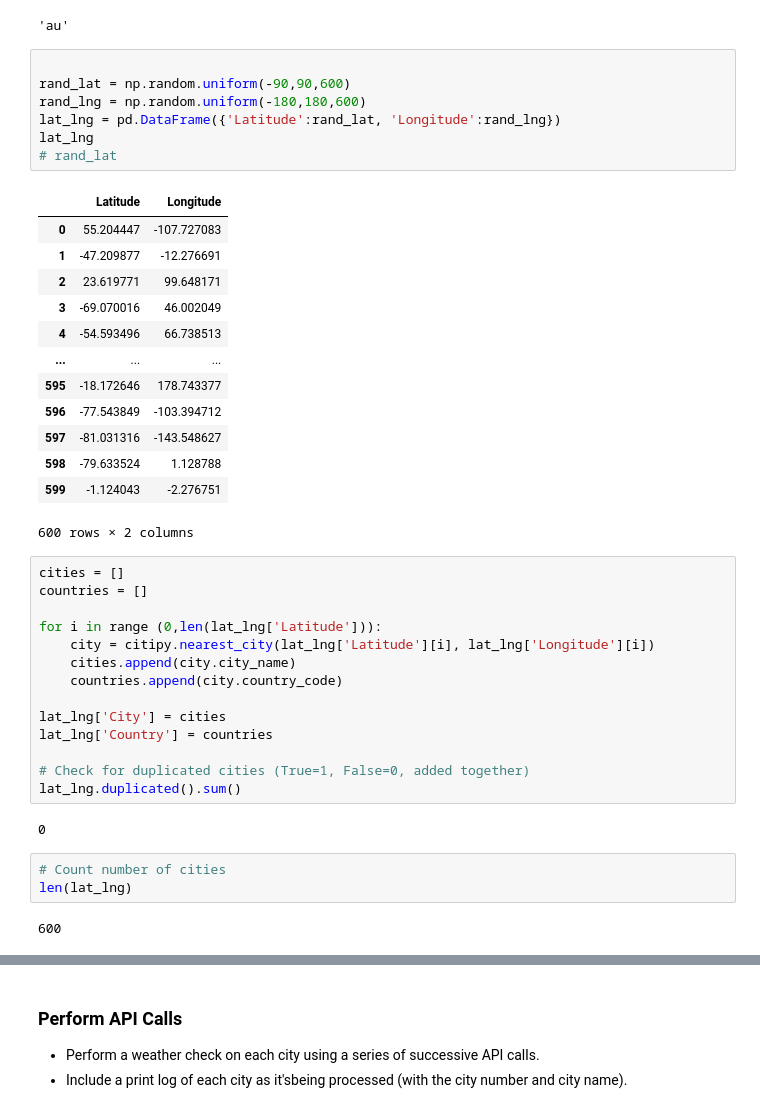
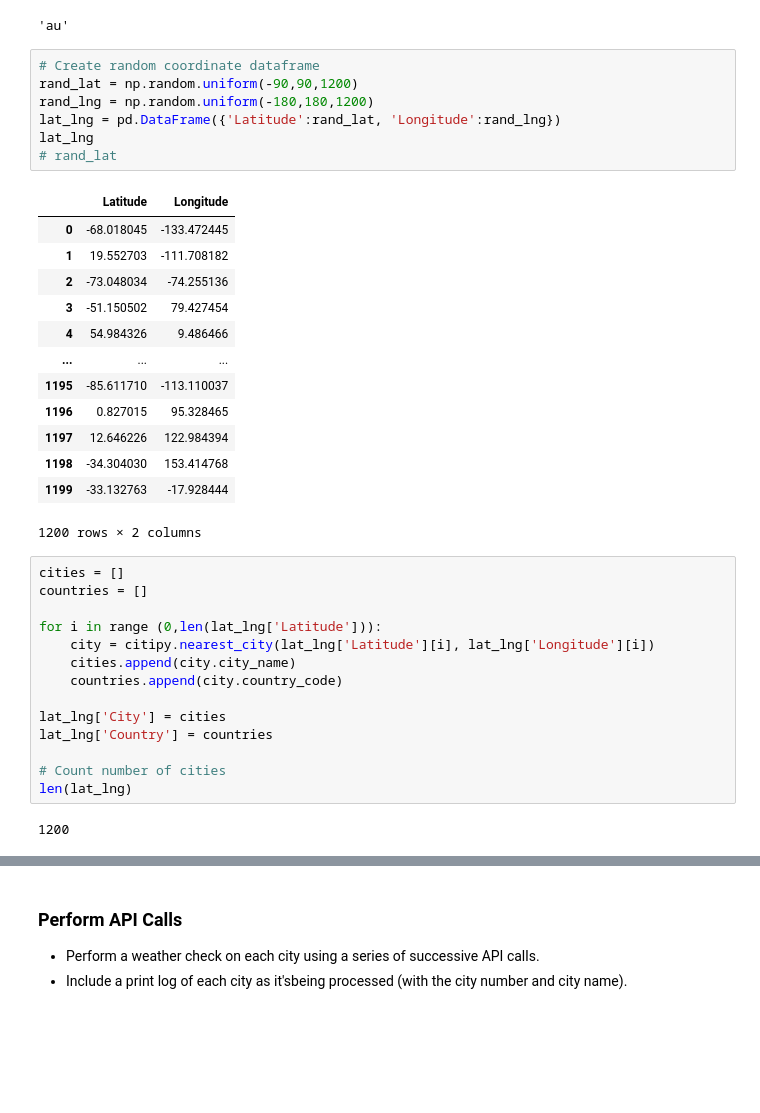
Before and after one commit to brbbrb/python-api-challenge, a Jupyter notebook: WeatherPy/WeatherPy.ipynb, the cells around one changed output, grey strips where cells are left out. Drawn from its saved outputs; the diff is of its cells as text; blank space fills up the shorter version.

Commit message:
Almost finished with Weatherpy, fixing duplicates

```diff
--- a/WeatherPy/WeatherPy.ipynb
+++ b/WeatherPy/WeatherPy.ipynb
@@ -28,26 +29,26 @@ city.country_code
 # %% [output]
 'au'
 # %%
-
-rand_lat = np.random.uniform(-90,90,600)
-rand_lng = np.random.uniform(-180,180,600)
+# Create random coordinate dataframe
+rand_lat = np.random.uniform(-90,90,1200)
+rand_lng = np.random.uniform(-180,180,1200)
 lat_lng = pd.DataFrame({'Latitude':rand_lat, 'Longitude':rand_lng})
 lat_lng
 # rand_lat
 # %% [output]
 |  | Latitude | Longitude |
-| 0 | 55.204447 | -107.727083 |
-| 1 | -47.209877 | -12.276691 |
-| 2 | 23.619771 | 99.648171 |
-| 3 | -69.070016 | 46.002049 |
-| 4 | -54.593496 | 66.738513 |
+| 0 | -68.018045 | -133.472445 |
+| 1 | 19.552703 | -111.708182 |
+| 2 | -73.048034 | -74.255136 |
+| 3 | -51.150502 | 79.427454 |
+| 4 | 54.984326 | 9.486466 |
 | ... | ... | ... |
-| 595 | -18.172646 | 178.743377 |
-| 596 | -77.543849 | -103.394712 |
-| 597 | -81.031316 | -143.548627 |
-| 598 | -79.633524 | 1.128788 |
-| 599 | -1.124043 | -2.276751 |
+| 1195 | -85.611710 | -113.110037 |
+| 1196 | 0.827015 | 95.328465 |
+| 1197 | 12.646226 | 122.984394 |
+| 1198 | -34.304030 | 153.414768 |
+| 1199 | -33.132763 | -17.928444 |
-600 rows × 2 columns
+1200 rows × 2 columns
 # %%
 cities = []
 countries = []
@@ -60,15 +61,10 @@ for i in range (0,len(lat_lng['Latitude'])):
 lat_lng['City'] = cities
 lat_lng['Country'] = countries
 
-# Check for duplicated cities (True=1, False=0, added together)
-lat_lng.duplicated().sum()
+# Count number of cities
+len(lat_lng)
 # %% [output]
-0
+1200
-# %%
-# Count number of cities
-len(lat_lng)
-# %% [output]
-600
 # %%
 lat_lng
 # %% [output]
```
Also changed, not shown: parts of 26 cells of this notebook, 17 other files.
